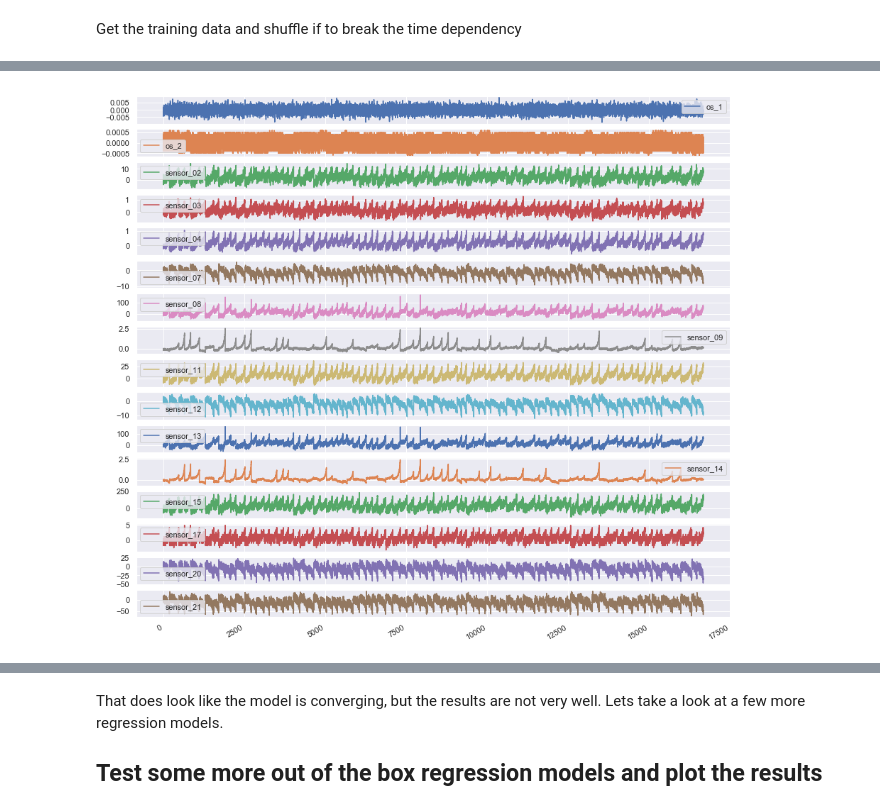
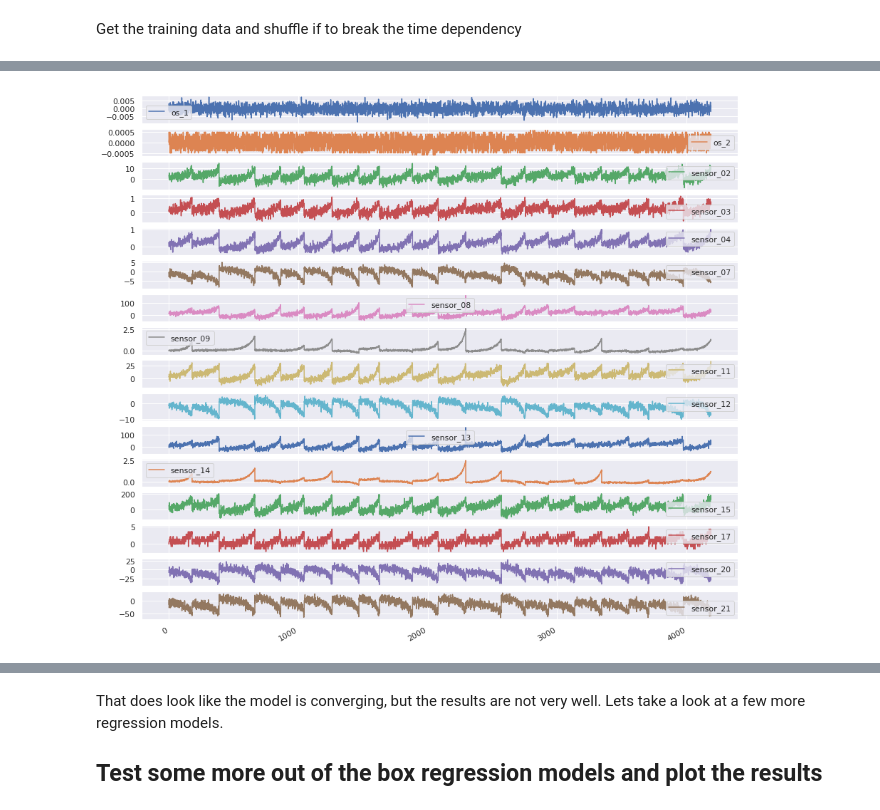
Before and after one commit to TobiasGlaubach/python-ml-turbofan, a Jupyter notebook: TrainSimpleRegressor.ipynb, the cells around one changed output, grey strips where cells are left out. Drawn from its saved outputs; the diff is of its cells as text; code cells hidden in the pictures.

```diff
--- a/TrainSimpleRegressor.ipynb
+++ b/TrainSimpleRegressor.ipynb
@@ -127,4 +123,4 @@ y_test = df_n_test['RUL'].values
 # %%
-t = pd.DataFrame(X_train, columns=cols_features).plot(subplots=True, figsize=(15, 15))
+t = pd.DataFrame(df_n_test[cols_features].values, columns=cols_features).plot(subplots=True, figsize=(15, 15))
 # %% [output]
-[figure, old version]
+[figure, new version]
```
Also changed, not shown: parts of 32 cells of this notebook, 2 other files.
